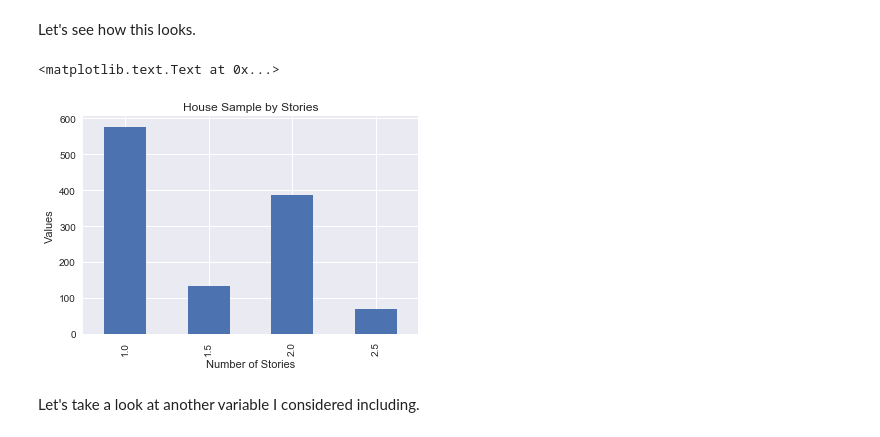
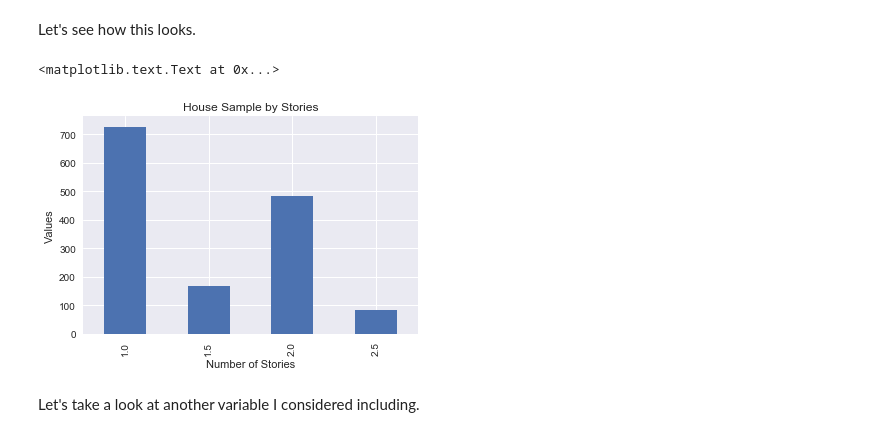
Before and after one commit to broad32/byu_econ_applied_machine_learning, a Jupyter notebook: homeworks/Homework_#2.ipynb, the cells around one changed output. Cells and saved outputs as stored; diff of their text form; code cells hidden in the pictures.

```diff
--- a/homeworks/Homework_#2.ipynb
+++ b/homeworks/Homework_#2.ipynb
@@ -146,11 +146,11 @@ Include- LotFrontage, LotArea, OverallQual, OverallCond, MasVnrArea, Foundation,
 
 Make Quantitative- HouseStyle
 # %%
-X_train=pd.get_dummies(X_train, columns=['MSZoning','Utilities','Neighborhood','RoofStyle',
+train=pd.get_dummies(train, columns=['MSZoning','Utilities','Neighborhood','RoofStyle',
                                    'RoofMatl','Exterior1st', 'BsmtFinType1','FireplaceQu','PavedDrive','Foundation',
                                      'CentralAir'],
                prefix=['Zone','Utilities','Neighborhood','RoofStyle','RoofMatl','Exterior','BsmtFinish','FireplaceQu',
                        'Paving','Foundation','CentralAir'])
-X_train.head()
+train.head()
 # %% [output]
 |  | Id | MSSubClass | LotFrontage | LotArea | Street | Alley | LotShape | LandContour | LotConfig | ... |
@@ -185,21 +185,21 @@ Name: HouseStyle, dtype: int64
 # %% [markdown]
 The most meaningful information I draw from this variable is the number of stories in each home.  Nowhere in our data is this included as its own variable so I will take the opportunity to convert HouseStyle into a quantitative variable that will serve this purpose.  Note that the value counts in the unfinished categories are small.  I will pool these together with their finished counterparts.
 # %%
-X_train['HouseStyle'] = X_train['HouseStyle'].map({'1Story': 1, '1.5Unf': 1.5, '1.5Fin':1.5, '2Story':2,'SFoyer':2,
+train['HouseStyle'] = train['HouseStyle'].map({'1Story': 1, '1.5Unf': 1.5, '1.5Fin':1.5, '2Story':2,'SFoyer':2,
                                               '2.5Unf':2.5,'2.5Fin':2.5, 'SLvl':2.5})
 # %% [markdown]
 Here I classify Split-Foyer homes in the same quantitative category as two story homes because they are typically designed with a set of downward stairs and upwards stairs that lead out of the small foyer area into the two main levels of the home.  I likewise classify Split Level Homes (often called "Tri-Level" homes) in the same category as finished 2.5 story homes because they are often three levels with one level significantly smaller than the other two.
 # %% [markdown]
 Let's see how this looks.
 # %%
-X_train['HouseStyle'].value_counts().sort_index().plot(kind='bar',x=[1,1.5,2.0,2.5])
+train['HouseStyle'].value_counts().sort_index().plot(kind='bar',x=[1,1.5,2.0,2.5])
 plt.title('House Sample by Stories')
 #plt.xticks([1,1.5,2.0,2.5])
 plt.ylabel('Values')
 plt.xlabel('Number of Stories')
 # %% [output]
 <matplotlib.text.Text at 0x...>
-[figure, old version]
+[figure, new version]
 # %% [markdown]
 Let's take a look at another variable I considered including.
 # %% [markdown]
```
Also changed, not shown: parts of 72 cells of this notebook.
